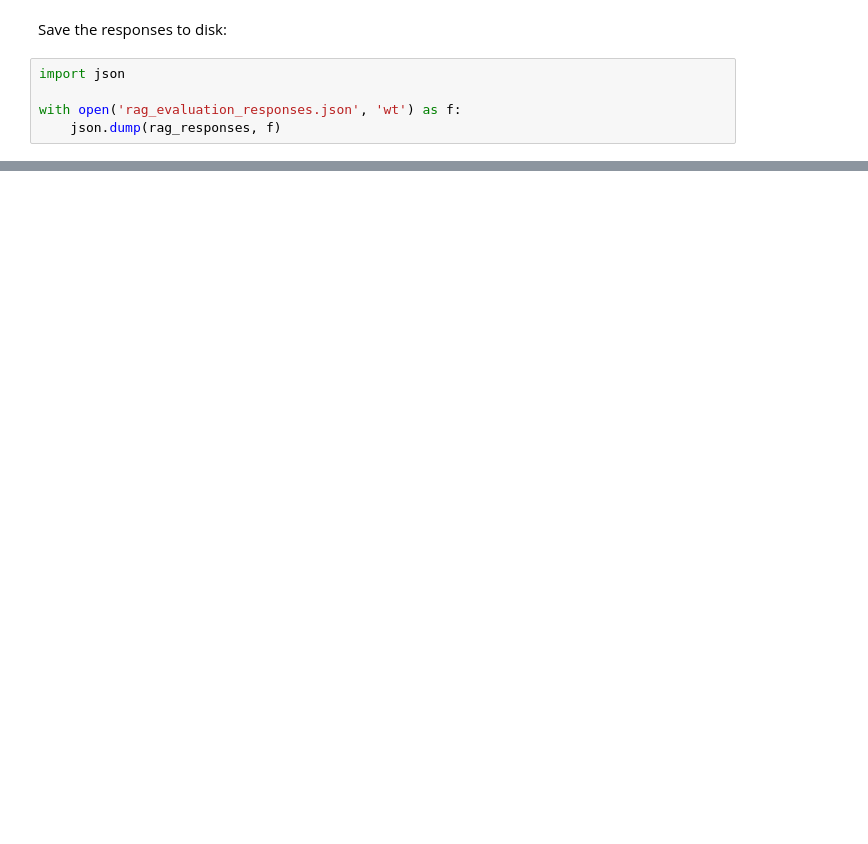
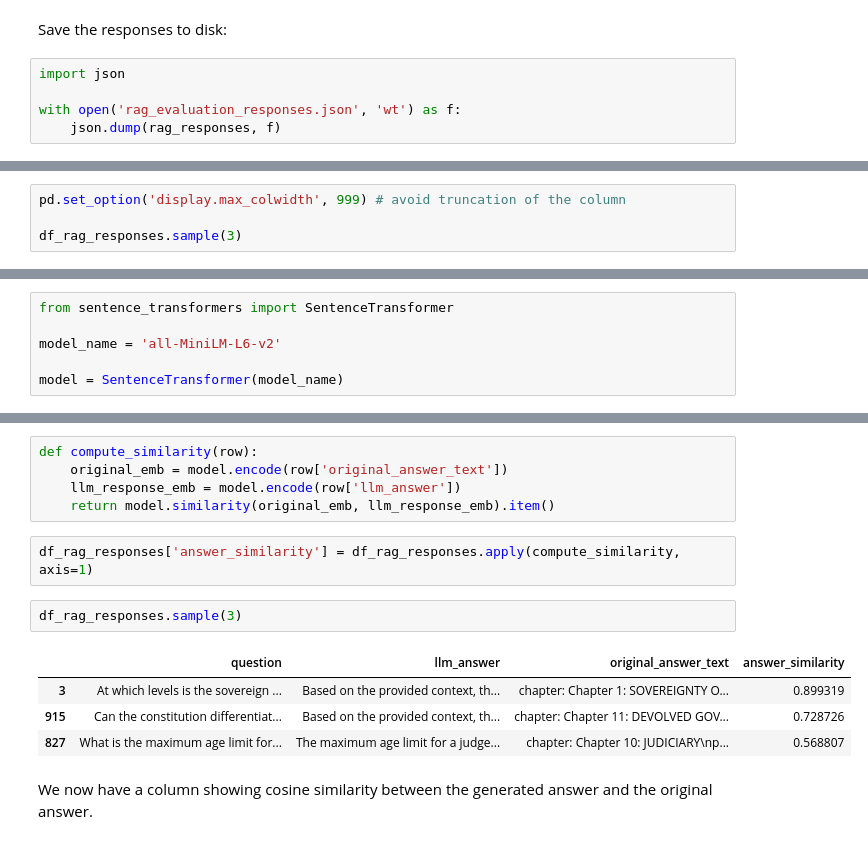
Before and after one commit to programmer-ke/katiba-chat, a Jupyter notebook: notebooks/offline_rag_evaluation.ipynb, the cells around one changed output, grey strips where cells are left out. Saved outputs shown, nothing was run; the diff lists cells and outputs as text; blank space fills up the shorter version.

```diff
--- a/notebooks/offline_rag_evaluation.ipynb
+++ b/notebooks/offline_rag_evaluation.ipynb
@@ -520,0 +504,4 @@ clauses: {clauses}
+# %%
+pd.set_option('display.max_colwidth', 999) # avoid truncation of the column
+
+df_rag_responses.sample(3)
@@ -520,0 +531,6 @@ clauses: {clauses}
+# %%
+from sentence_transformers import SentenceTransformer
+
+model_name = 'all-MiniLM-L6-v2'
+
+model = SentenceTransformer(model_name)
@@ -520,0 +548,16 @@ clauses: {clauses}
+# %%
+def compute_similarity(row):
+    original_emb = model.encode(row['original_answer_text'])
+    llm_response_emb = model.encode(row['llm_answer'])
+    return model.similarity(original_emb, llm_response_emb).item()
+# %%
+df_rag_responses['answer_similarity'] = df_rag_responses.apply(compute_similarity, axis=1)
+# %%
+df_rag_responses.sample(3)
+# %% [output]
+|  | question | llm_answer | original_answer_text | answer_similarity |
+| 3 | At which levels is the sovereign ... | Based on the provided context, th... | chapter: Chapter 1: SOVEREIGNTY O... | 0.899319 |
+| 915 | Can the constitution differentiat... | Based on the provided context, th... | chapter: Chapter 11: DEVOLVED GOV... | 0.728726 |
+| 827 | What is the maximum age limit for... | The maximum age limit for a judge... | chapter: Chapter 10: JUDICIARY\np... | 0.568807 |
+# %% [markdown]
+We now have a column showing cosine similarity between the generated answer and the original answer.
```
Also changed, not shown: parts of 48 cells of this notebook, 4 other files.
